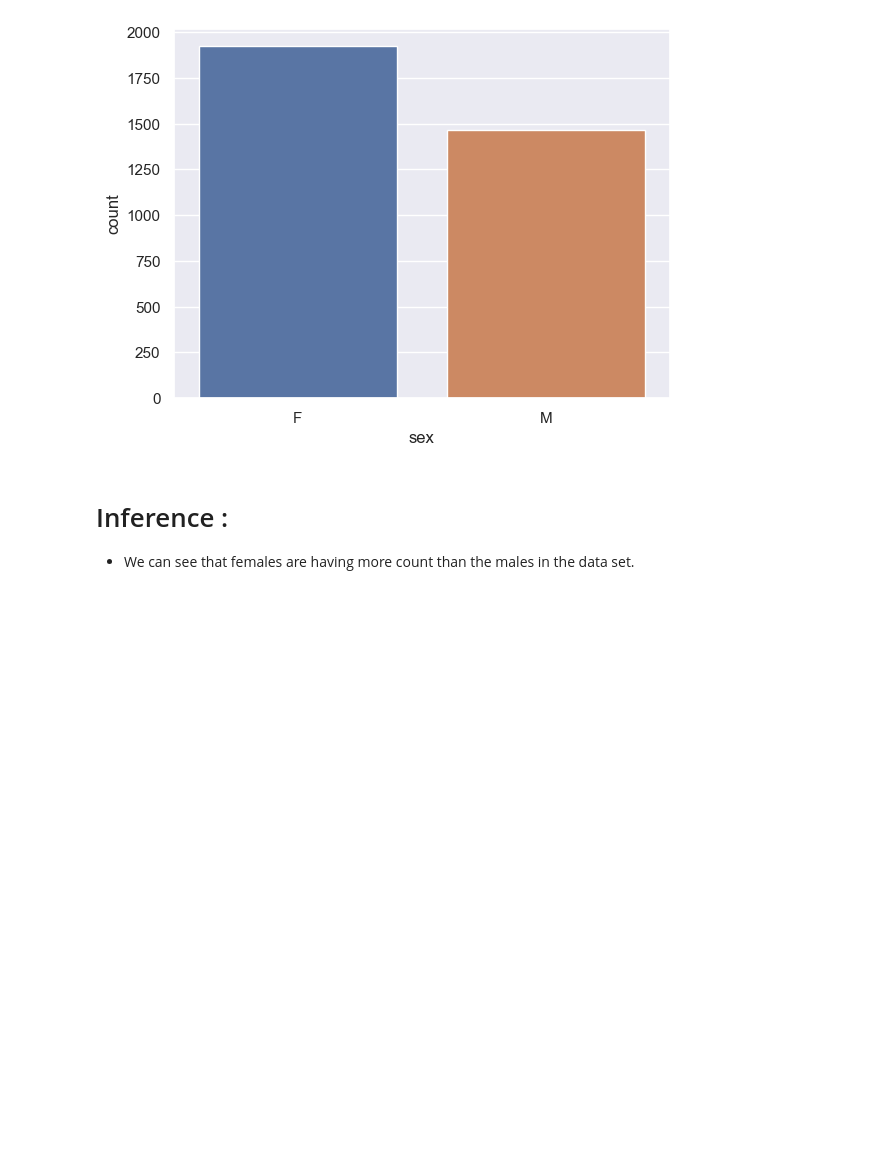
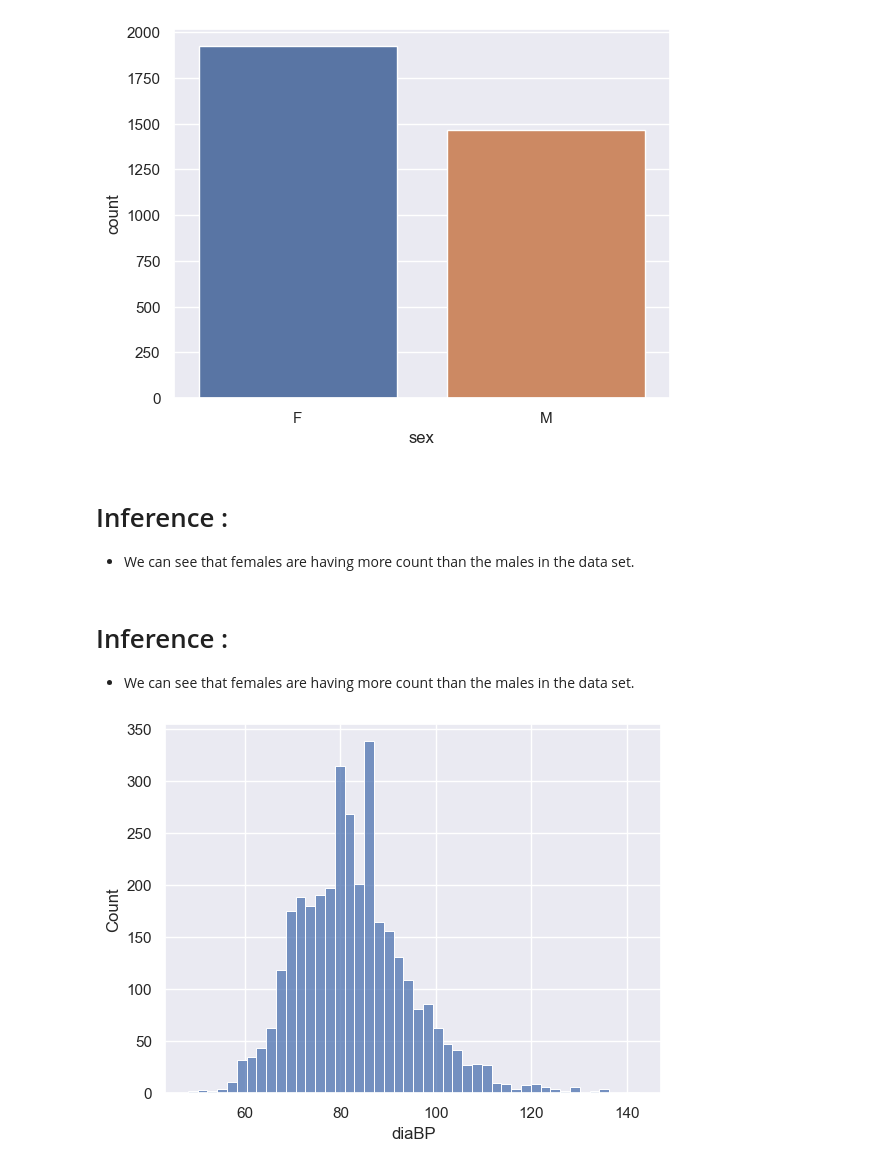
Before and after one commit to Vrishali04/Cardiovascular_Risk_Prediction_Classification_Capstone_Project, a Jupyter notebook: Cardiovascular_risk_prediction_classification_capstone_project_final.ipynb, the cells around one changed output. Cells and saved outputs as stored; diff of their text form; code cells hidden in the pictures; blank space fills up the shorter version.

```diff
--- a/Cardiovascular_risk_prediction_classification_capstone_project_final.ipynb
+++ b/Cardiovascular_risk_prediction_classification_capstone_project_final.ipynb
@@ -216,3 +216,13 @@ plt.show()
 # Inference :
 
 * We can see that females are having more count than the males in the data set.
+# %% [markdown]
+# Inference :
+
+* We can see that females are having more count than the males in the data set.
+# %%
+# Plot a histogram of diaBP
+sns.histplot(data["diaBP"])
+plt.show()
+# %% [output]
+[figure, added]
```
Also changed, not shown: parts of 5 cells of this notebook.
